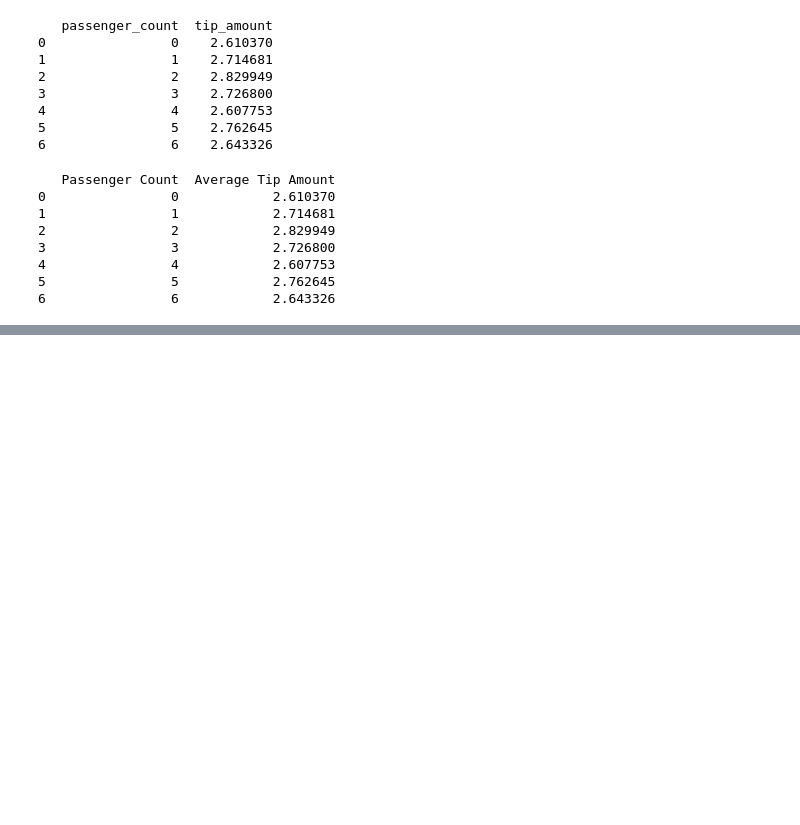
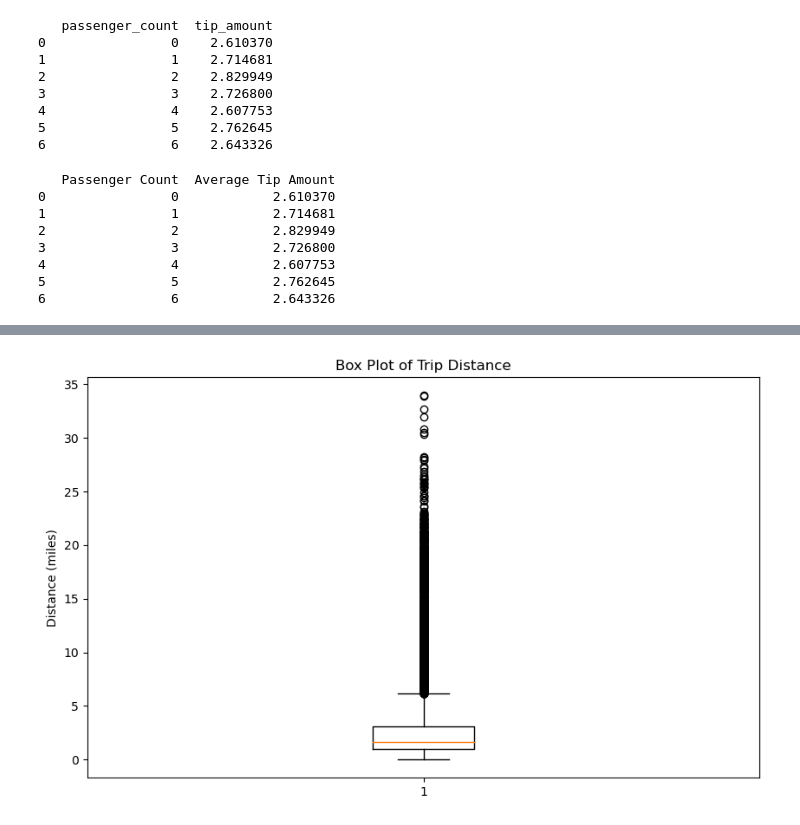
Before and after one commit to PayalTeyungg/yellow_taxi_data_analysis, a Jupyter notebook: assignment.ipynb, the cells around one changed output, grey strips where cells are left out. Drawn from its saved outputs; the diff is of its cells as text; code cells hidden in the pictures; blank space fills up the shorter version.

```diff
--- a/assignment.ipynb
+++ b/assignment.ipynb
@@ -324,0 +394,5 @@ Here we have calculated the average tip amount according the passenger count.
+# %%
+df['tpep_pickup_datetime'] = pd.to_datetime(df['tpep_pickup_datetime'], format='%m/%d/%Y %I:%M:%S %p')
+df['tpep_dropoff_datetime'] = pd.to_datetime(df['tpep_dropoff_datetime'], format='%m/%d/%Y %I:%M:%S %p')
+
+#datetime ma convert gareko
@@ -324,0 +421,8 @@ Here we have calculated the average tip amount according the passenger count.
+# %%
+plt.figure(figsize=(10, 6))
+plt.boxplot(df['trip_distance'])
+plt.title('Box Plot of Trip Distance')
+plt.ylabel('Distance (miles)')
+plt.show()
+# %% [output]
+[figure, added]
```
Also changed, not shown: parts of 57 cells of this notebook.
